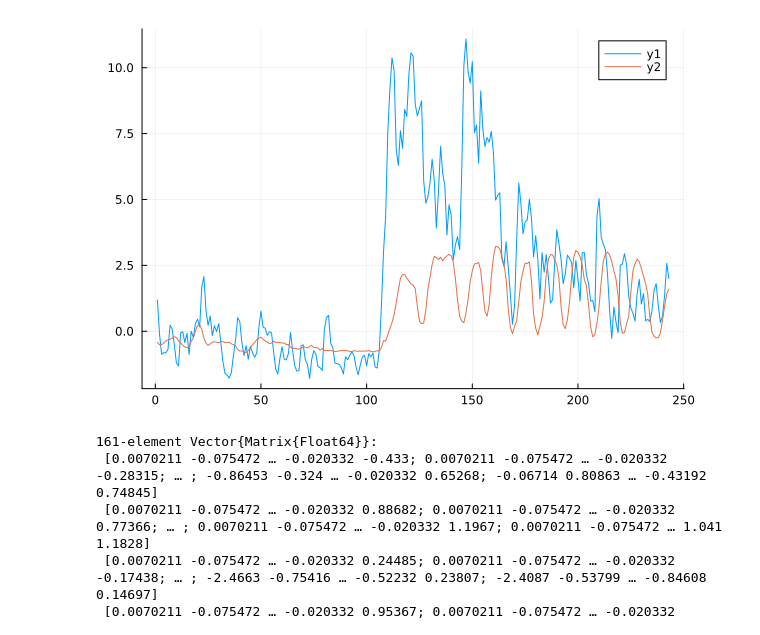
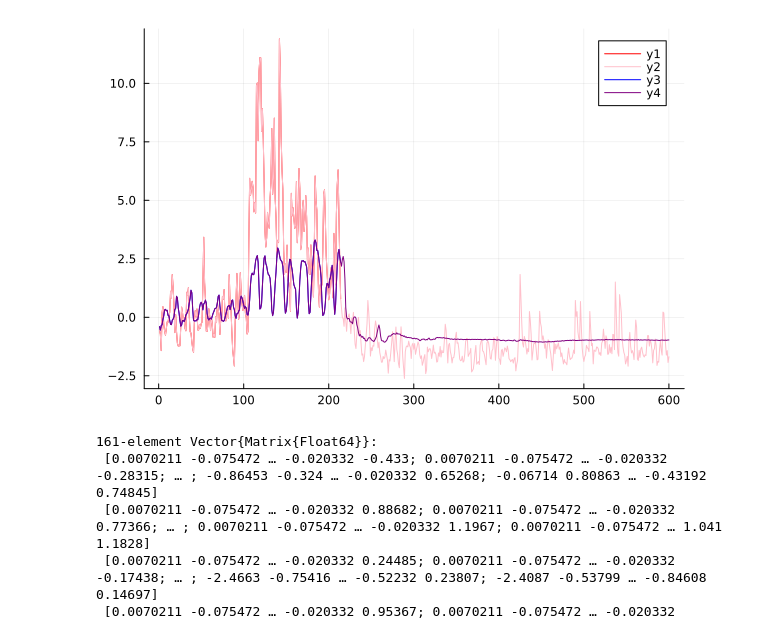
Before and after one commit to ZachLoschin/Encoder_Analysis, a Jupyter notebook: Julia/Switching_Encoder_LickWindow_SingleTrial.ipynb, the cells around one changed output. Cells and saved outputs as stored; diff of their text form; code cells hidden in the pictures.

```diff
--- a/Julia/Switching_Encoder_LickWindow_SingleTrial.ipynb
+++ b/Julia/Switching_Encoder_LickWindow_SingleTrial.ipynb
@@ -76,9 +68,14 @@ title!("Ave PC1")
 # %%
-trial = 1
-plot(PCA_P1_R1_Cut[trial][:,1])
-plot!(KP_R1_Cut[trial][:,10])
+trial = 50
+plot(PCA_P1_R4_Cut[trial][:,1], color=:red)
+plot!(PCA_P1_R4[trial][:,1], color=:pink)
+
+plot!(KP_R4_Cut[trial][:,10], color=:blue)
+plot!(KP_R4[trial][:,10], color=:purple)
+
+# plot!(Tongue_mat_R4[:,trial], color=:green)
 # %% [output]
-[figure, old version]
+[figure, new version]
 # %%
 """
 Remove NaN values
```
Also changed, not shown: parts of 12 cells of this notebook, 11 other files.
